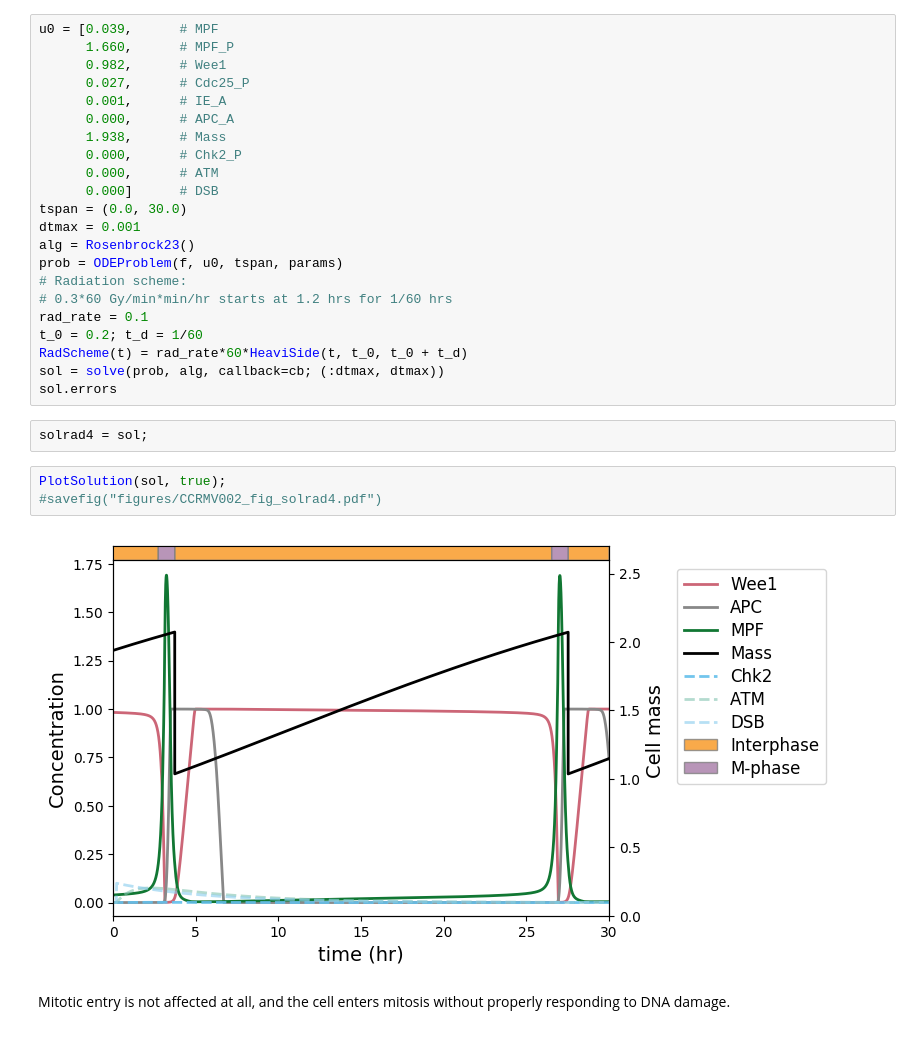
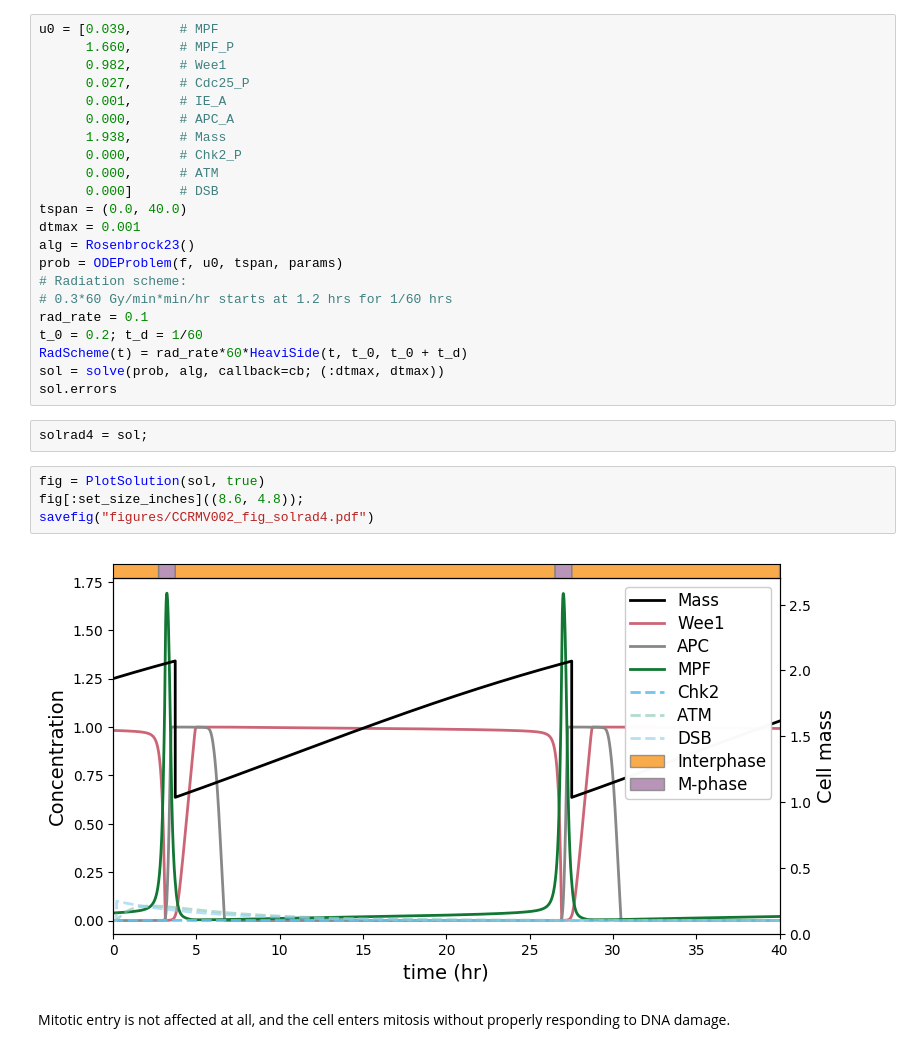
Before and after one commit to ccontrer/CellCycleRadiation, a Jupyter notebook: Julia/CCRMV002.ipynb, the cells around one changed output. Saved outputs shown, nothing was run; the diff lists cells and outputs as text.

```diff
--- a/Julia/CCRMV002.ipynb
+++ b/Julia/CCRMV002.ipynb
@@ -231,7 +237,7 @@ u0 = [0.039,      # MPF
       0.000,      # Chk2_P
       0.000,      # ATM
       0.000]      # DSB
-tspan = (0.0, 30.0)
+tspan = (0.0, 40.0)
 dtmax = 0.001
 alg = Rosenbrock23()
 prob = ODEProblem(f, u0, tspan, params)
@@ -245,10 +251,11 @@ sol.errors
 # %%
 solrad4 = sol;
 # %%
-PlotSolution(sol, true);
-#savefig("figures/CCRMV002_fig_solrad4.pdf")
+fig = PlotSolution(sol, true)
+fig[:set_size_inches]((8.6, 4.8));
+savefig("figures/CCRMV002_fig_solrad4.pdf")
 # %% [output]
-[figure, old version]
+[figure, new version]
 # %% [markdown]
 Mitotic entry is not affected at all, and the cell enters mitosis without properly responding to DNA damage.
 # %% [markdown]
```
Also changed, not shown: parts of 12 cells of this notebook, 1 other file.
